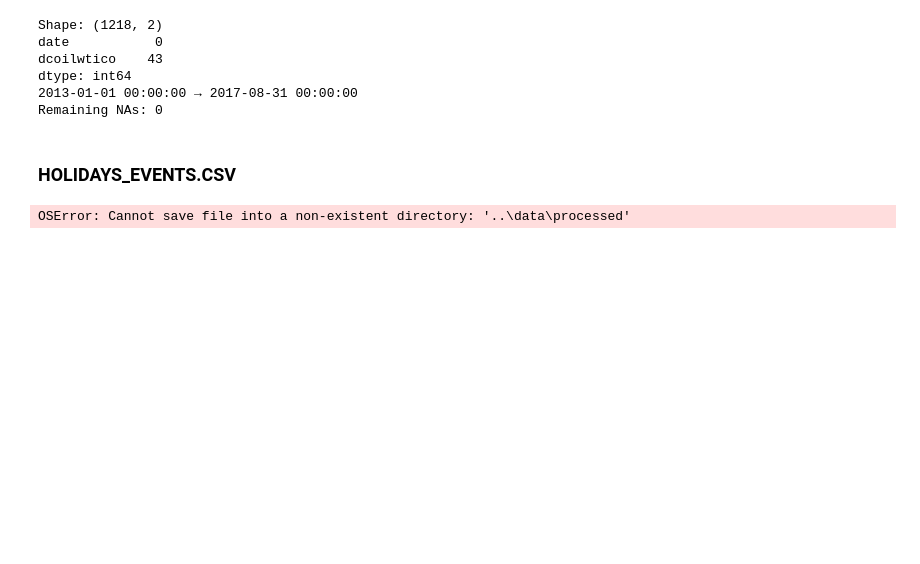
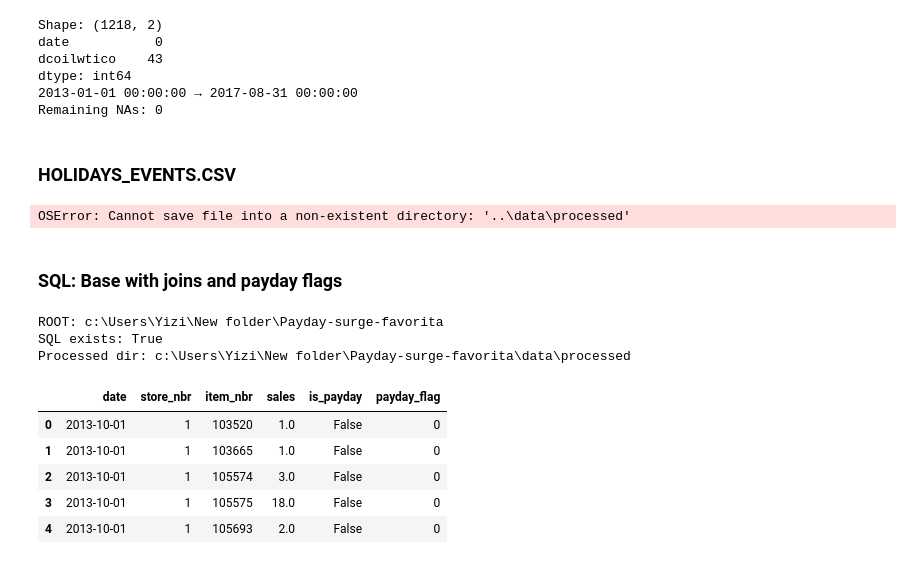
Before and after one commit to Datayx/Payday-surge-favorita, a Jupyter notebook: notebooks/01_Data_preparation.ipynb, the cells around one changed output. Saved outputs shown, nothing was run; the diff lists cells and outputs as text; code cells hidden in the pictures; blank space fills up the shorter version.

```diff
--- a/notebooks/01_Data_preparation.ipynb
+++ b/notebooks/01_Data_preparation.ipynb
@@ -369,3 +362,52 @@ holidays_events = (holidays_events.sort_values(["date", "rank"], ascending=[True
 holidays_events.to_parquet("../data/processed/holidays.parquet", index=False)
 # %% [output]
 OSError: Cannot save file into a non-existent directory: '..\data\processed'
+# %% [markdown]
+### SQL: Base with joins and payday flags
+# %%
+from pathlib import Path
+import duckdb
+
+# project root = parent of the notebooks folder
+ROOT = Path(__file__).resolve().parent.parent if "__file__" in globals() else Path.cwd().parent
+SQL_DIR = ROOT / "sql"
+PROC_DIR = ROOT / "data" / "processed"
+
+PROC_DIR.mkdir(parents=True, exist_ok=True)
+
+db = duckdb.connect()
+print("ROOT:", ROOT)
+print("SQL exists:", SQL_DIR.exists())
+print("Processed dir:", PROC_DIR)
+# %% [output]
+ROOT: c:\Users\Yizi\New folder\Payday-surge-favorita
+SQL exists: True
+Processed dir: c:\Users\Yizi\New folder\Payday-surge-favorita\data\processed
+# %%
+from pathlib import Path
+import duckdb
+
+# paths
+ROOT = Path.cwd().parent          # project root = parent of the notebooks folder
+PROC_DIR = ROOT / "data" / "processed"
+SQL_DIR  = ROOT / "sql"
+PROC_DIR.mkdir(parents=True, exist_ok=True)
+
+
+sql = (SQL_DIR / "01_build_base_with_flags.sql").read_text(encoding="utf-8")
+abs_proc = PROC_DIR.as_posix()  # forward slashes for DuckDB/Windows
+sql = sql.replace("data/processed", abs_proc)
+
+db = duckdb.connect()
+df_base = db.execute(sql).df()
+
+out_path = PROC_DIR / "base_with_flags.parquet"
+df_base.to_parquet(out_path.as_posix(), index=False)
+df_base.head()
+# %% [output]
+|  | date | store_nbr | item_nbr | sales | is_payday | payday_flag |
+| 0 | 2013-10-01 | 1 | 103520 | 1.0 | False | 0 |
+| 1 | 2013-10-01 | 1 | 103665 | 1.0 | False | 0 |
+| 2 | 2013-10-01 | 1 | 105574 | 3.0 | False | 0 |
+| 3 | 2013-10-01 | 1 | 105575 | 18.0 | False | 0 |
+| 4 | 2013-10-01 | 1 | 105693 | 2.0 | False | 0 |
```
Also changed, not shown: parts of 9 cells of this notebook, 18 other files.
